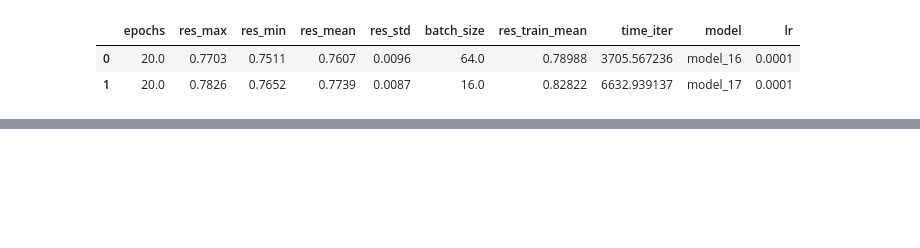
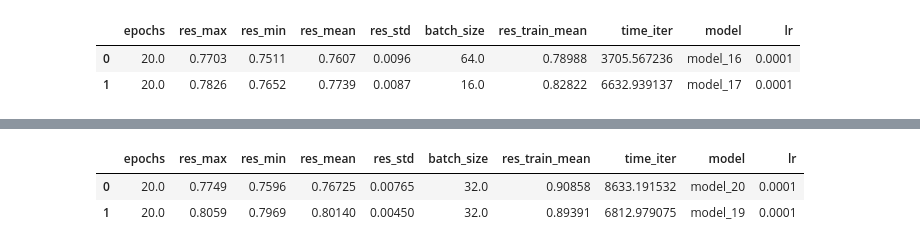
Before and after one commit to Vitalylqw/machine_vision, a Jupyter notebook: hw_2/hw_2.ipynb, the cells around one changed output, grey strips where cells are left out. Saved outputs shown, nothing was run; the diff lists cells and outputs as text; code cells hidden in the pictures; blank space fills up the shorter version.

```diff
--- a/hw_2/hw_2.ipynb
+++ b/hw_2/hw_2.ipynb
@@ -1937,7 +2006,7 @@ model_19.summary()
 %%time
 epochs = 20
 LEARNING_RATE = 0.0001
-batch_size = 16
+batch_size = 32
 optimizer = tf.keras.optimizers.Adam(LEARNING_RATE)
 model_19.compile( optimizer=optimizer,
           loss='categorical_crossentropy',
@@ -1947,3 +2016,4 @@ res['model'] = 'model_19'
 res['lr'] = LEARNING_RATE
 history=history.append(res,ignore_index=True)
 history
+# %% [output]
@@ -1949,0 +2037,3 @@ history
+|  | epochs | res_max | res_min | res_mean | res_std | batch_size | res_train_mean | time_iter | model | lr |
+| 0 | 20.0 | 0.7749 | 0.7596 | 0.76725 | 0.00765 | 32.0 | 0.90858 | 8633.191532 | model_20 | 0.0001 |
+| 1 | 20.0 | 0.8059 | 0.7969 | 0.80140 | 0.00450 | 32.0 | 0.89391 | 6812.979075 | model_19 | 0.0001 |
```
Also changed, not shown: parts of 7 cells of this notebook.
